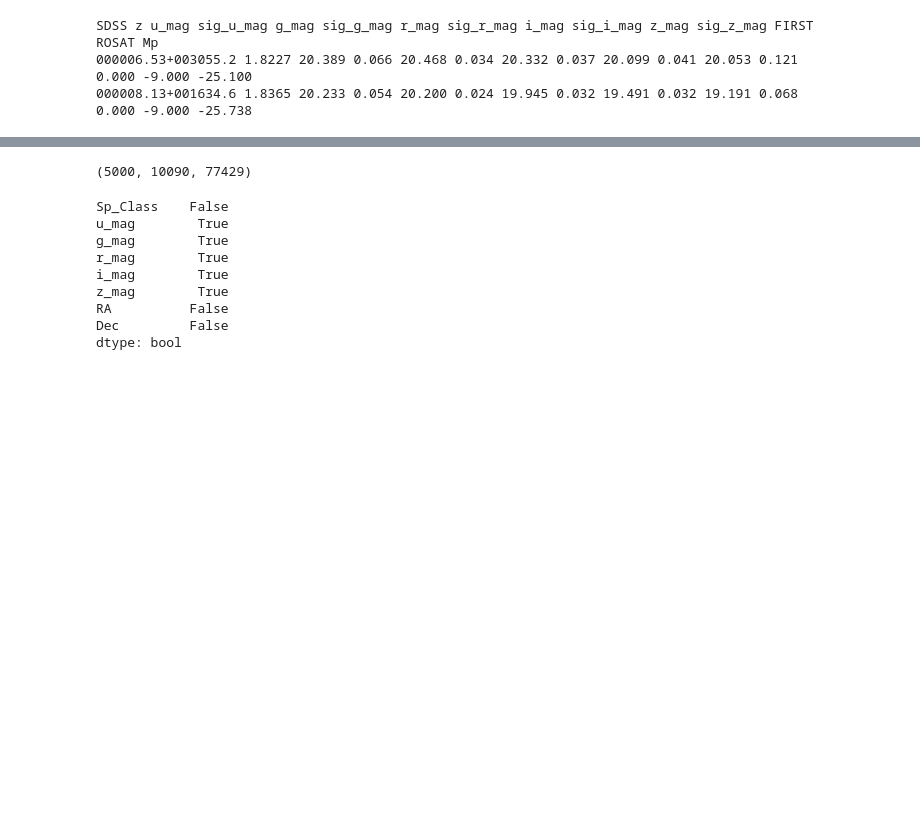
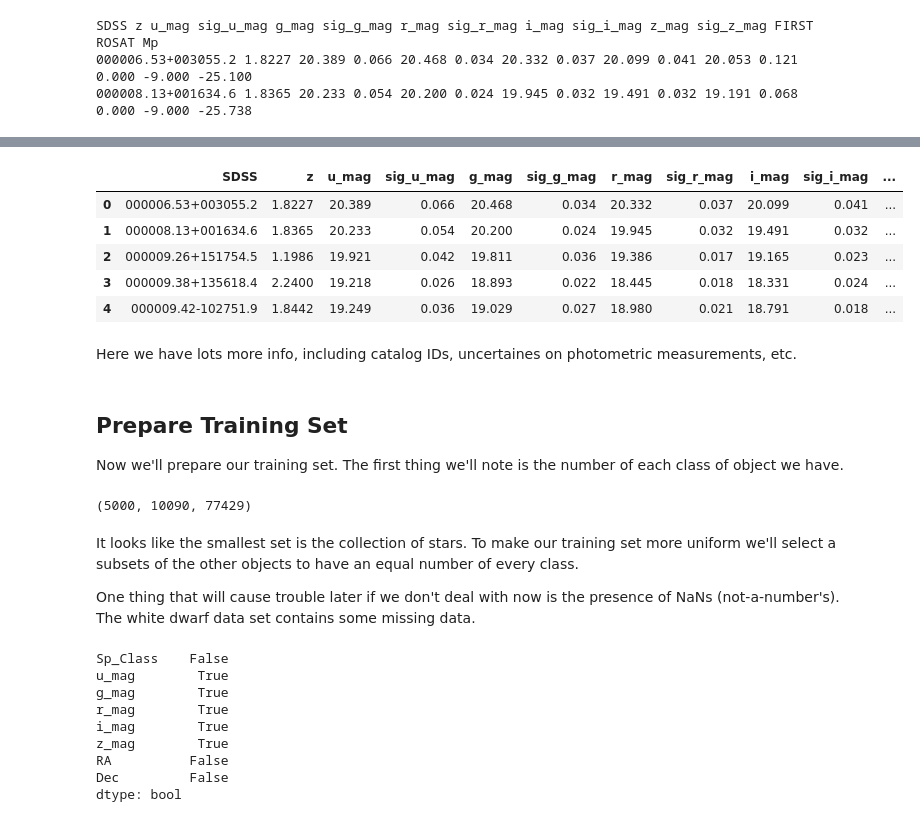
Before and after one commit to uo-phys/comp-phys-26, a Jupyter notebook: notebooks/Logistic Regression w SDSS.ipynb, the cells around one changed output, grey strips where cells are left out. Drawn from its saved outputs; the diff is of its cells as text; code cells hidden in the pictures; blank space fills up the shorter version.

```diff
--- a/notebooks/Logistic Regression w SDSS.ipynb
+++ b/notebooks/Logistic Regression w SDSS.ipynb
@@ -48,7 +99,27 @@ qsos
+# %%
+qsos = pd.read_fwf('../data/SDSS_QSO.dat', skiprows=1, header=None, names=names)
+qsos.head()
+# %% [output]
+|  | SDSS | z | u_mag | sig_u_mag | g_mag | sig_g_mag | r_mag | sig_r_mag | i_mag | sig_i_mag | ... |
+| 0 | 000006.53+003055.2 | 1.8227 | 20.389 | 0.066 | 20.468 | 0.034 | 20.332 | 0.037 | 20.099 | 0.041 | ... |
+| 1 | 000008.13+001634.6 | 1.8365 | 20.233 | 0.054 | 20.200 | 0.024 | 19.945 | 0.032 | 19.491 | 0.032 | ... |
+| 2 | 000009.26+151754.5 | 1.1986 | 19.921 | 0.042 | 19.811 | 0.036 | 19.386 | 0.017 | 19.165 | 0.023 | ... |
+| 3 | 000009.38+135618.4 | 2.2400 | 19.218 | 0.026 | 18.893 | 0.022 | 18.445 | 0.018 | 18.331 | 0.024 | ... |
+| 4 | 000009.42-102751.9 | 1.8442 | 19.249 | 0.036 | 19.029 | 0.027 | 18.980 | 0.021 | 18.791 | 0.018 | ... |
+# %% [markdown]
+Here we have lots more info, including catalog IDs, uncertaines on photometric measurements, etc.
+# %% [markdown]
+## Prepare Training Set
+
+Now we'll prepare our training set.  The first thing we'll note is the number of each class of object we have.
 # %%
 len(stars), len(wds), len(qsos)
 # %% [output]
 (5000, 10090, 77429)
+# %% [markdown]
+It looks like the smallest set is the collection of stars.  To make our training set more uniform we'll select a subsets of the other objects to have an equal number of every class.
+
+One thing that will cause trouble later if we don't deal with now is the presence of NaNs (not-a-number's).  The white dwarf data set contains some missing data.
 # %%
 wds.isna().any()
 # %% [output]
```
Also changed, not shown: parts of 30 cells of this notebook.
